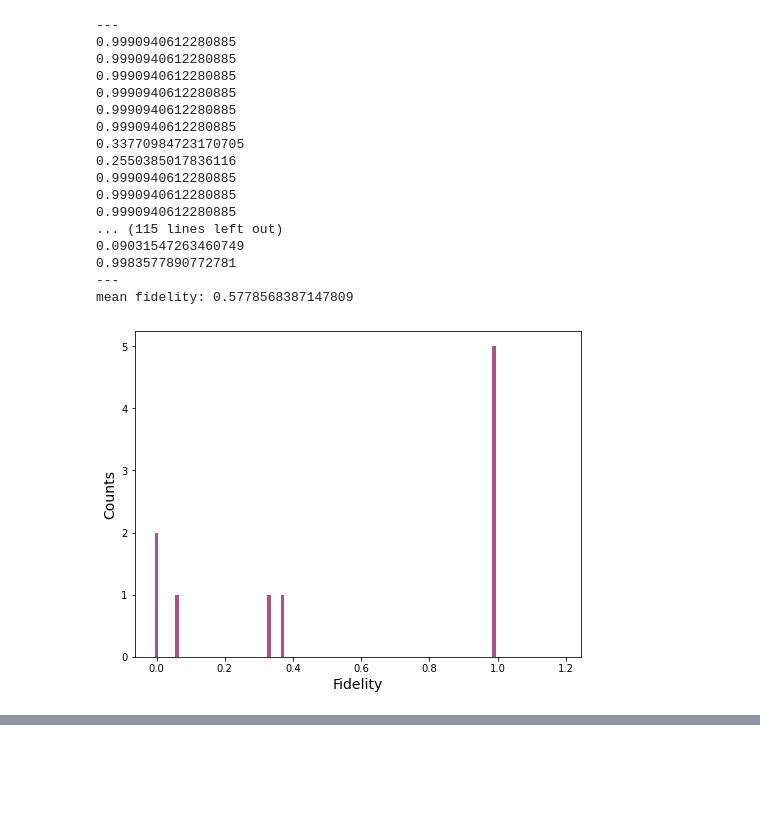
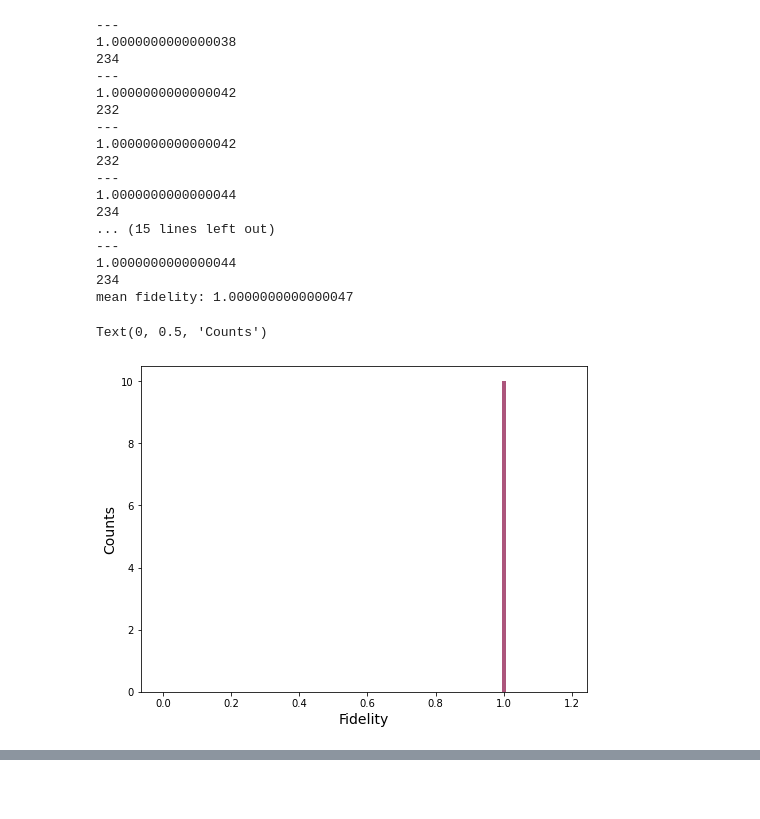
Before and after one commit to beratyenilen/qc-ga, a Jupyter notebook: qiskit_transpiler/transpiled_initialization_circuits.ipynb, the cells around one changed output, grey strips where cells are left out. Saved outputs shown, nothing was run; the diff lists cells and outputs as text; code cells hidden in the pictures.

```diff
--- a/qiskit_transpiler/transpiled_initialization_circuits.ipynb
+++ b/qiskit_transpiler/transpiled_initialization_circuits.ipynb
@@ -24,7 +24,7 @@ from qiskit.transpiler.passes import BasicSwap, LayoutTransformation, RemoveFina
 backend = BasicAer.get_backend('unitary_simulator')
 # %%
 fake_machine = FakeAthens()
-n = 4
+n = 5
 #print(fake_machine.properties().to_dict()['gates'])
 
 # A coupling map of fake Athens
@@ -34,6 +34,8 @@ n = 4
 desired_vector = np.random.rand(2**n)+1j*np.random.rand(2**n)
 desired_vector = desired_vector/np.linalg.norm(desired_vector)
 
+desired_vector = random_statevector(2**n)
+
 print(desired_vector)
 print(np.linalg.norm(desired_vector))
 # %% [output]
@@ -76,7 +89,7 @@ depths = []
 n_iter = 10
 
 for _ in range(n_iter):
-    new_circ = transpile(init_circ,fake_machine,optimization_level=3)
+    new_circ = transpile(init_circ,fake_machine,optimization_level=3, approximation_degree=0.8)
     circs.append(new_circ)
     depths.append(new_circ.depth())
 
@@ -86,3 +99,6 @@ for _ in range(n_iter):
 #plt.hist(depths, bins=list(range(min(depths),max(depths)+2)), align='left', color='#AC557C')
 #plt.xlabel('Depth', fontsize=14)
 #plt.ylabel('Counts', fontsize=14);
+
+for depth in depths:
+    print(depth)
@@ -124,25 +151,27 @@ for i in range(n_iter):
 
     qubit_pattern = list(circs[i]._layout.get_virtual_bits().values()) # How virtual bits map to physical bits
     n_phys = len(qubit_pattern) # n of physical bits
+    perm = [0,1,2,3,4]
 
-
-    perm = [0,1,2,3,4]
     if (n < 3) :
         for j in range(n_phys):
             perm[qubit_pattern[j]] = j
     else:
         for op, qubits, clbits in circs[i].data:
             if op.name == 'measure':
+                #a = perm.index(clbits[0].index)
+                #b = perm[qubits[0].index]
                 perm[qubits[0].index] = clbits[0].index
+                #perm[a] = b
     circs[i].remove_final_measurements()
     circs[i].snapshot_density_matrix('final')
     #circs[i].save_density_matrix()
 
     qubit_pattern = perm
-    aug_desired_vector = desired_vector
+    aug_desired_vector = desired_vector.data
 
     for k in range(n_phys-n):
-        aug_desired_vector = np.kron([1,0],aug_desired_vector) #Kronecker product
+        aug_desired_vector = np.kron([1,0],aug_desired_vector)
 
 
     perm_circ = Permutation(n_phys, qubit_pattern) # Creating a circuit for qubit mapping
@@ -181,63 +210,64 @@ basis_gates = noise_model.basis_gates
 #print(job)
 for i in range(n_shots):
     result = execute(circs[i], machine_simulator,
-                     coupling_map=coupling_map,
-                     basis_gates=basis_gates,
-                     noise_model=noise_model,
+#                     coupling_map=coupling_map,
+#                     basis_gates=basis_gates,
+#                     noise_model=noise_model,
                      shots=1).result()
 #    job = execute(circs[i],backend)
     #print(result)
 #    noisy_dens_matr = DensityMatrix(result.data()['snapshots']['density_matrix']['final'][0]['value'],n_phys*(2,))
     noisy_dens_matr = result.data()['snapshots']['density_matrix']['final'][0]['value']
 #    noisy_dens_matr = DensityMatrix(result.data()['density_matrix'],n_phys*(2,))
 #    noisy_dens_matr = result.data()['density_matrix']
 #    noisy_dens_matr = job.result().get_statevector(circs[i])
 
     #print(noisy_dens_matr)
     fid = state_fidelity(pad_vectors[i],noisy_dens_matr)
     print("---")
     print(fid)
-    for _ in range(10):
-        result = execute(circs[i], machine_simulator,
-                     coupling_map=coupling_map,
-                     basis_gates=basis_gates,
-                     noise_model=noise_model,
-                     shots=1).result()
-        noisy_dens_matr = result.data()['snapshots']['density_matrix']['final'][0]['value']
-        fid2 = state_fidelity(pad_vectors[i],noisy_dens_matr)
-        print(fid2)
-    print("---")
+    print(circs[i].depth())
+    #for _ in range(10):
+    #    result = execute(circs[i], machine_simulator,
+    #                  coupling_map=coupling_map,
+    #                  basis_gates=basis_gates,
+    #                  noise_model=noise_model,
+    #                 shots=1).result()
+    #    noisy_dens_matr = result.data()['snapshots']['density_matrix']['final'][0]['value']
+    #    fid2 = state_fidelity(pad_vectors[i],noisy_dens_matr)
+    #    print(fid2)
 
     fidelities.append(fid)
     #print(fid)
 
 #print(noisy_dens_matr)
 mean_fidelity = sum(fidelities)/len(fidelities)
 print("mean fidelity: " + str(mean_fidelity))
 
 plt.figure(figsize=(8, 6))
 plt.hist(fidelities, bins=list(np.arange(0,1.2,0.01)), align='left', color='#AC557C')
 plt.xlabel('Fidelity', fontsize=14)
-plt.ylabel('Counts', fontsize=14);
+plt.ylabel('Counts', fontsize=14)
 # %% [output]
 ---
-0.9990940612280885
-0.9990940612280885
-0.9990940612280885
-0.9990940612280885
-0.9990940612280885
-0.9990940612280885
-0.33770984723170705
-0.2550385017836116
-0.9990940612280885
-0.9990940612280885
-0.9990940612280885
-... (115 lines left out)
-0.09031547263460749
-0.9983577890772781
+1.0000000000000038
+234
 ---
-mean fidelity: 0.5778568387147809
+1.0000000000000042
+232
+---
+1.0000000000000042
+232
+---
+1.0000000000000044
+234
+... (15 lines left out)
+---
+1.0000000000000044
+234
+mean fidelity: 1.0000000000000047
+Text(0, 0.5, 'Counts')
-[figure, old version]
+[figure, new version]
 # %%
 machine_simulator = QasmSimulator.from_backend(fake_machine)
 
```
Also changed, not shown: parts of 12 cells of this notebook, 19 other files.
